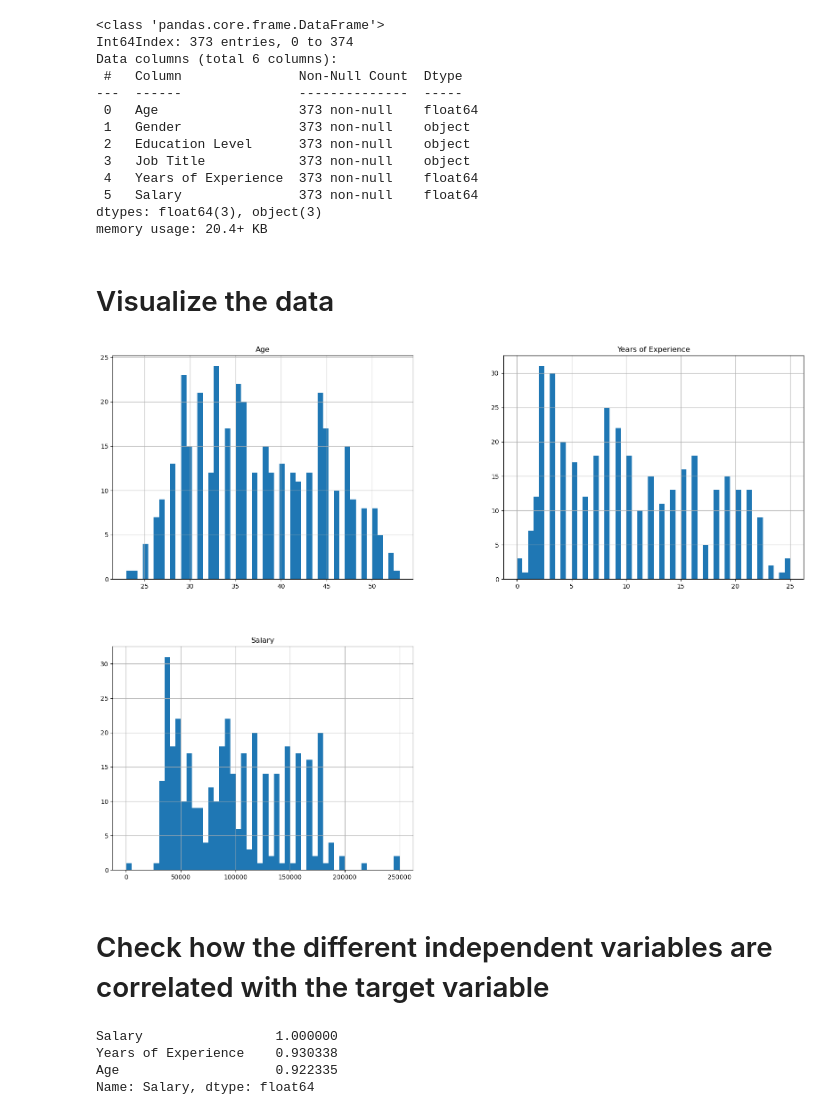
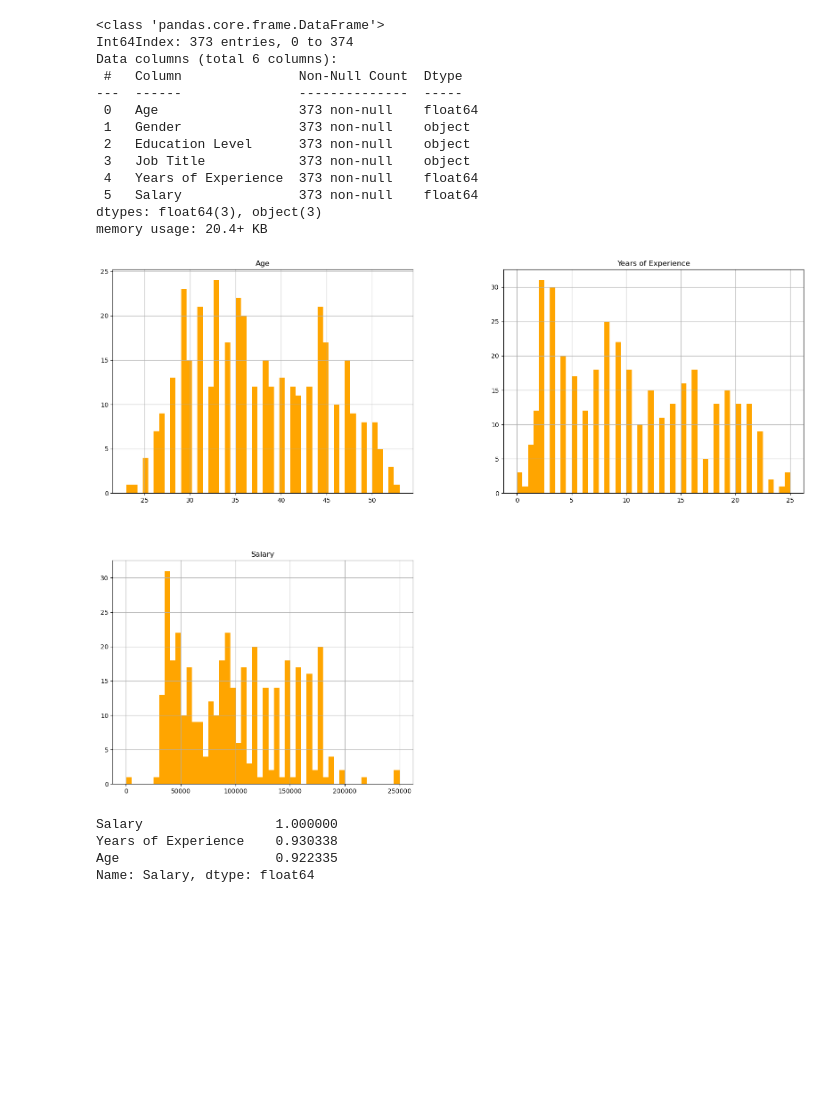
Before and after one commit to FarisKarim/SalaryPrediction, a Jupyter notebook: salaryprediction.ipynb, the cells around one changed output. Cells and saved outputs as stored; diff of their text form; code cells hidden in the pictures; blank space fills up the shorter version.

Commit message:
Kaggle Notebook | Salary w Feature Engineering, Multiple Models  | Version 6

```diff
--- a/salaryprediction.ipynb
+++ b/salaryprediction.ipynb
@@ -79,19 +75,15 @@ Data columns (total 6 columns):
  5   Salary               373 non-null    float64
 dtypes: float64(3), object(3)
 memory usage: 20.4+ KB
-# %% [markdown]
-# Visualize the data
 # %%
 %matplotlib inline
 import matplotlib.pyplot as plt
-salary_data.hist(bins=50, figsize=(20,15))
+salary_data.hist(bins=50, figsize=(20,15), color = 'orange')
 plt.show()
 # %% [output]
-[figure, old version]
+[figure, new version]
 # %%
 corr_matrix = salary_data.corr()
-# %% [markdown]
-# Check how the different independent variables are correlated with the target variable
 # %%
 corr_matrix['Salary'].sort_values(ascending=False)
 # %% [output]
```
Also changed, not shown: parts of 26 cells of this notebook.
